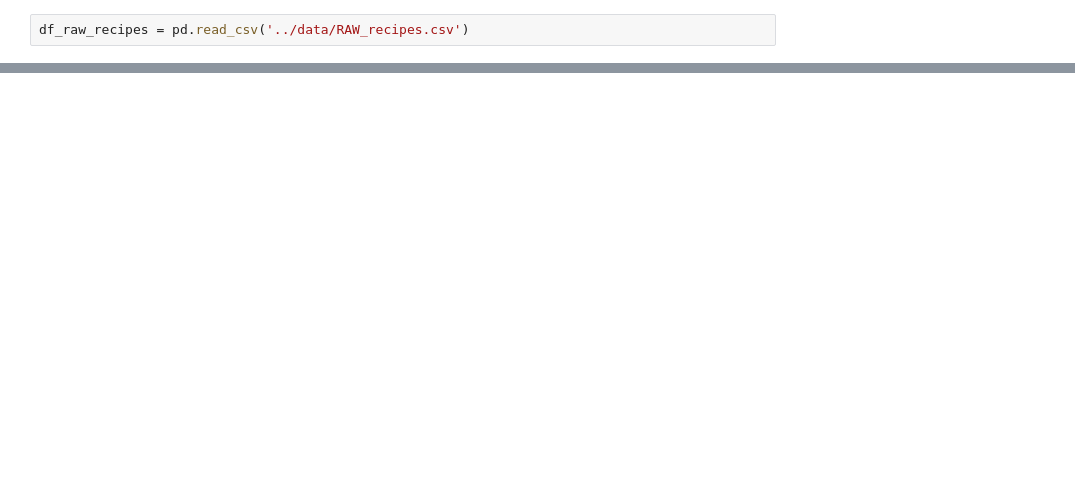
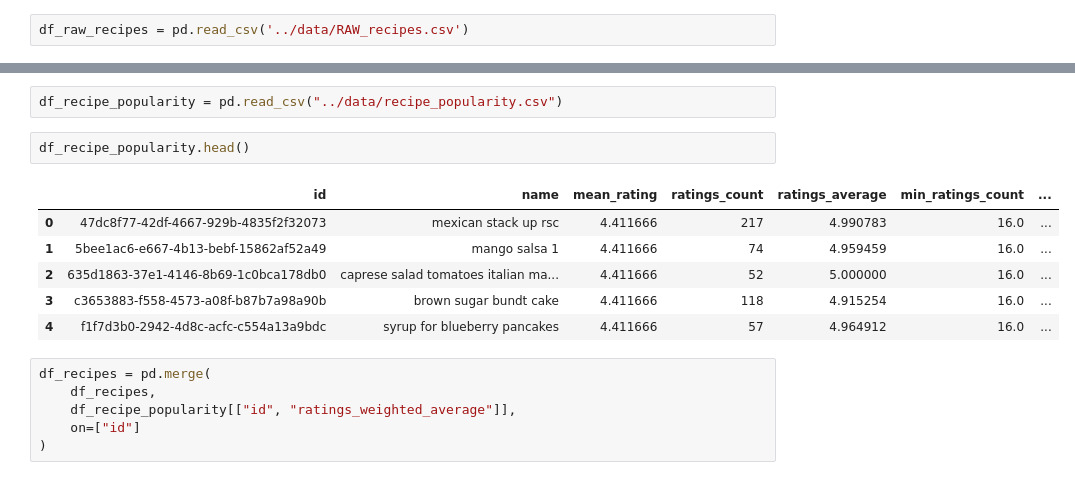
Before and after one commit to zayscue/culina-ml, a Jupyter notebook: culina-jupyter-notebooks/notebooks/ingredient_similarity.ipynb, the cells around one changed output, grey strips where cells are left out. Drawn from its saved outputs; the diff is of its cells as text; blank space fills up the shorter version.

```diff
--- a/culina-jupyter-notebooks/notebooks/ingredient_similarity.ipynb
+++ b/culina-jupyter-notebooks/notebooks/ingredient_similarity.ipynb
@@ -13,0 +26,17 @@ df_raw_recipes.head()
+# %%
+df_recipe_popularity = pd.read_csv("../data/recipe_popularity.csv")
+# %%
+df_recipe_popularity.head()
+# %% [output]
+|  | id | name | mean_rating | ratings_count | ratings_average | min_ratings_count | ... |
+| 0 | 47dc8f77-42df-4667-929b-4835f2f32073 | mexican stack up rsc | 4.411666 | 217 | 4.990783 | 16.0 | ... |
+| 1 | 5bee1ac6-e667-4b13-bebf-15862af52a49 | mango salsa 1 | 4.411666 | 74 | 4.959459 | 16.0 | ... |
+| 2 | 635d1863-37e1-4146-8b69-1c0bca178db0 | caprese salad tomatoes italian ma... | 4.411666 | 52 | 5.000000 | 16.0 | ... |
+| 3 | c3653883-f558-4573-a08f-b87b7a98a90b | brown sugar bundt cake | 4.411666 | 118 | 4.915254 | 16.0 | ... |
+| 4 | f1f7d3b0-2942-4d8c-acfc-c554a13a9bdc | syrup for blueberry pancakes | 4.411666 | 57 | 4.964912 | 16.0 | ... |
+# %%
+df_recipes = pd.merge(
+    df_recipes,
+    df_recipe_popularity[["id", "ratings_weighted_average"]],
+    on=["id"]
+)
```
Also changed, not shown: parts of 22 cells of this notebook.
